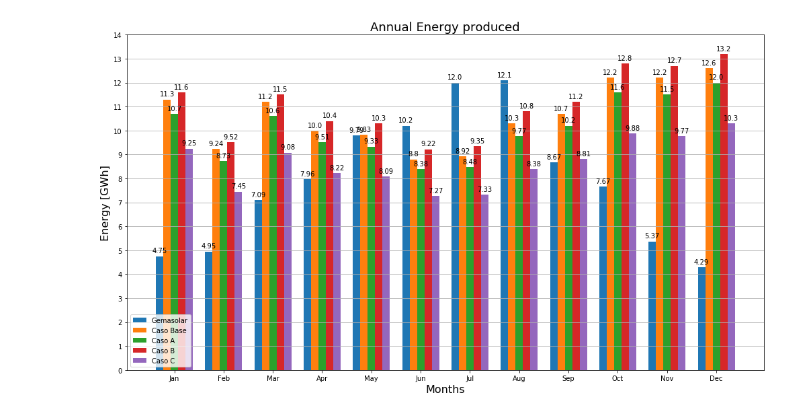
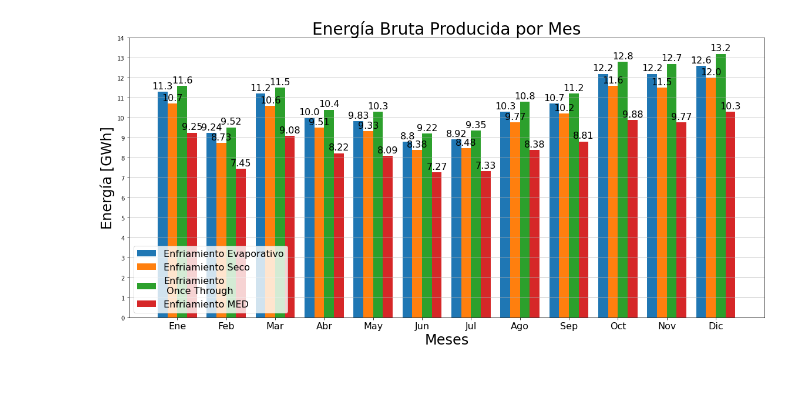
Before and after one commit to georgegacitua/CSP_data, a Jupyter notebook: CSP_comparison.ipynb, the cells around one changed output. Drawn from its saved outputs; the diff is of its cells as text; code cells hidden in the pictures; blank space fills up the shorter version.

Commit message:
Last version
Images changed to Spanish and better resolution, cleaner code in the notebooks

```diff
--- a/CSP_comparison.ipynb
+++ b/CSP_comparison.ipynb
@@ -3,8 +3,8 @@ import numpy as np
 import matplotlib.pyplot as plt
 
 cases_data = np.genfromtxt("cases_comparation.csv", delimiter = ',', skip_header = 1)[:, 1:] / 1000000
-
-months = ['Jan', 'Feb', 'Mar', 'Apr', 'May', 'Jun', 'Jul', 'Aug', 'Sep', 'Oct', 'Nov', 'Dec']
+cases = ['GEMASOLAR', 'Caso Base', 'Enfriamiento Evaporativo', 'Enfriamiento Seco', 'Enfriamiento Once Through', 'Enfriamiento MED']
+months = ['Ene', 'Feb', 'Mar', 'Abr', 'May', 'Jun', 'Jul', 'Ago', 'Sep', 'Oct', 'Nov', 'Dic']
 
 def autolabel(rects):
     """Attach a text label above each bar in *rects*, displaying its height."""
@@ -12,6 +12,6 @@ def autolabel(rects):
         height = rect.get_height()
         ax.annotate('{}'.format(height),
                     xy=(rect.get_x() + rect.get_width() / 2, height),
-                    xytext=(0, 3),  # 3 points vertical offset
+                    xytext=(0, 2),  # 2 points vertical offset
                     textcoords="offset points",
-                    ha='center', va='bottom')
+                    ha='center', va='bottom', fontsize= 16)
@@ -18,34 +49,39 @@ def autolabel(rects):
 # %%
+## ONLY CHILE CASES W BASE CASE##
 x = np.arange(len(months))  # the label locations
-width = 0.15  # the width of the bars
+width = 0.2  # the width of the bars
 
-fig, ax = plt.subplots(figsize=(14, 8))
-gemasolar = ax.bar(x - 2*width, cases_data[:, 0], width, label='Gemasolar')
-case_base = ax.bar(x - width, cases_data[:, 1], width, label='Caso Base')
-case_a = ax.bar(x, cases_data[:, 2], width, label='Caso A')
-case_b = ax.bar(x + width, cases_data[:, 3], width, label='Caso B')
-case_c = ax.bar(x + 2*width, cases_data[:, 4], width, label='Caso C')
+fig, ax = plt.subplots(figsize=(16, 8))
+#gemasolar = ax.bar(x - 2*width, cases_data[:, 0], width, label='Gemasolar')
+case_base = ax.bar(x - 3*width/2, cases_data[:, 1], width,
+                   label='Enfriamiento Evaporativo')
+case_a = ax.bar(x - width/2, cases_data[:, 2], width,
+                label='Enfriamiento Seco')
+case_b = ax.bar(x + width/2, cases_data[:, 3], width,
+                label='Enfriamiento\n Once Through')
+case_c = ax.bar(x + 3*width/2, cases_data[:, 4], width,
+                label='Enfriamiento MED')
 
 # Add some text for labels, title and custom x-axis tick labels, etc.
-ax.set_ylabel('Energy [GWh]', fontsize= 16)
-ax.set_xlabel('Months', fontsize= 16)
-ax.set_title('Annual Energy produced', fontsize= 18)
+ax.set_ylabel('Energía [GWh]', fontsize= 24)
+ax.set_xlabel('Meses', fontsize= 24)
+ax.set_title('Energía Bruta Producida por Mes', fontsize= 28)
 ax.set_xticks(x)
 ax.set_yticks(np.arange(0, 15, 1))
-ax.set_xticklabels(months)
-ax.legend(loc='lower left')
+ax.set_ylim(0, 14)
+ax.set_xticklabels(months, fontsize= 16)
+ax.legend(loc='lower left', fontsize= 16)
 ax.grid(axis= 'y')
 
-
-autolabel(gemasolar)
+#autolabel(gemasolar)
 autolabel(case_base)
 autolabel(case_a)
 autolabel(case_b)
 autolabel(case_c)
 
 fig.tight_layout()
-plt.savefig('cases_comparison_w_gemasolar.png', format='png', bbox_inches='tight')
+plt.savefig('cases_comparison_w_basecase.png', format='png', bbox_inches='tight')
 plt.show()
 # %% [output]
-[figure, old version]
+[figure, new version]
 # %%
```
Also changed, not shown: parts of 6 cells of this notebook, 13 other files.
